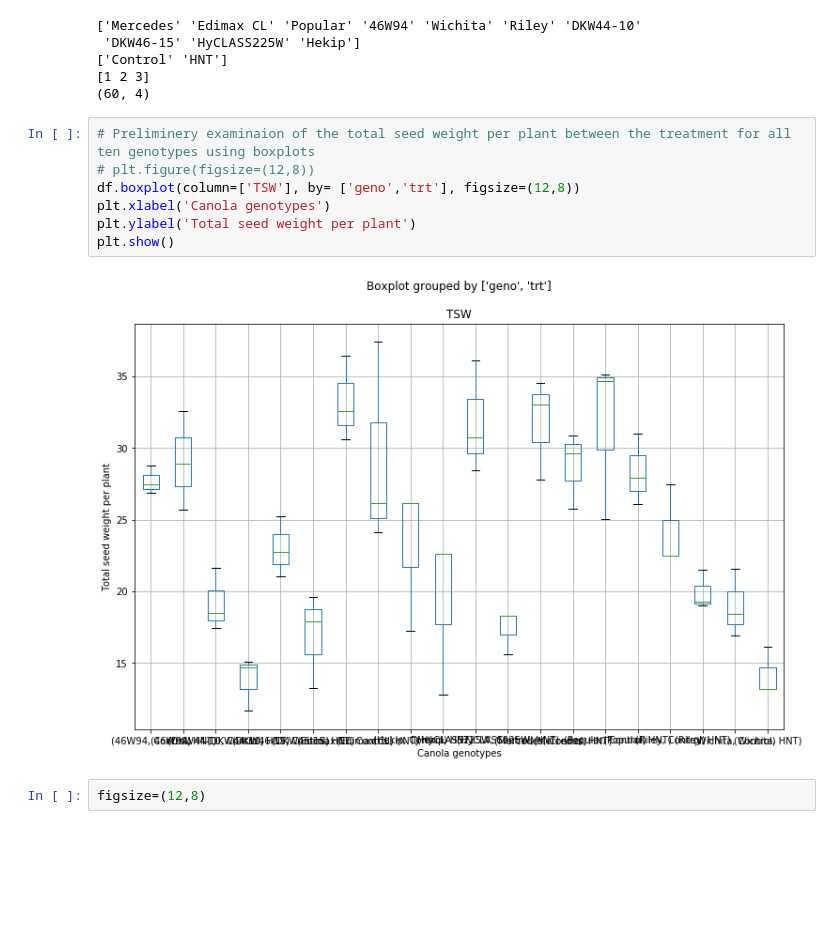
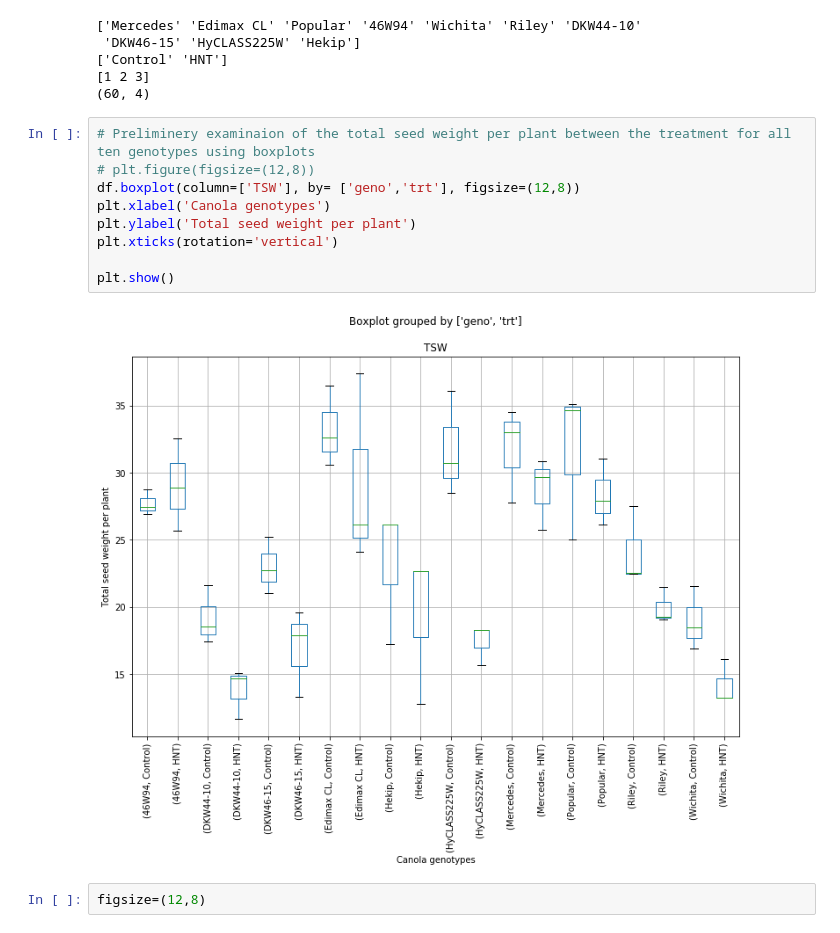
Before and after one commit to pokharelmeg/Semester-Project, a Jupyter notebook: heat_index_calculation-Copy1.ipynb, the cells around one changed output. Cells and saved outputs as stored; diff of their text form; blank space fills up the shorter version.

```diff
--- a/heat_index_calculation-Copy1.ipynb
+++ b/heat_index_calculation-Copy1.ipynb
@@ -226,12 +226,14 @@ print(df.shape)
 # %%
 # Preliminery examinaion of the total seed weight per plant between the treatment for all ten genotypes using boxplots
 # plt.figure(figsize=(12,8))
 df.boxplot(column=['TSW'], by= ['geno','trt'], figsize=(12,8))
 plt.xlabel('Canola genotypes')
 plt.ylabel('Total seed weight per plant')
+plt.xticks(rotation='vertical')
+
 plt.show()
 # %% [output]
-[figure, old version]
+[figure, new version]
 # %%
 figsize=(12,8)
 # %%
```
Also changed, not shown: parts of 1 cell of this notebook, 1 other file.
